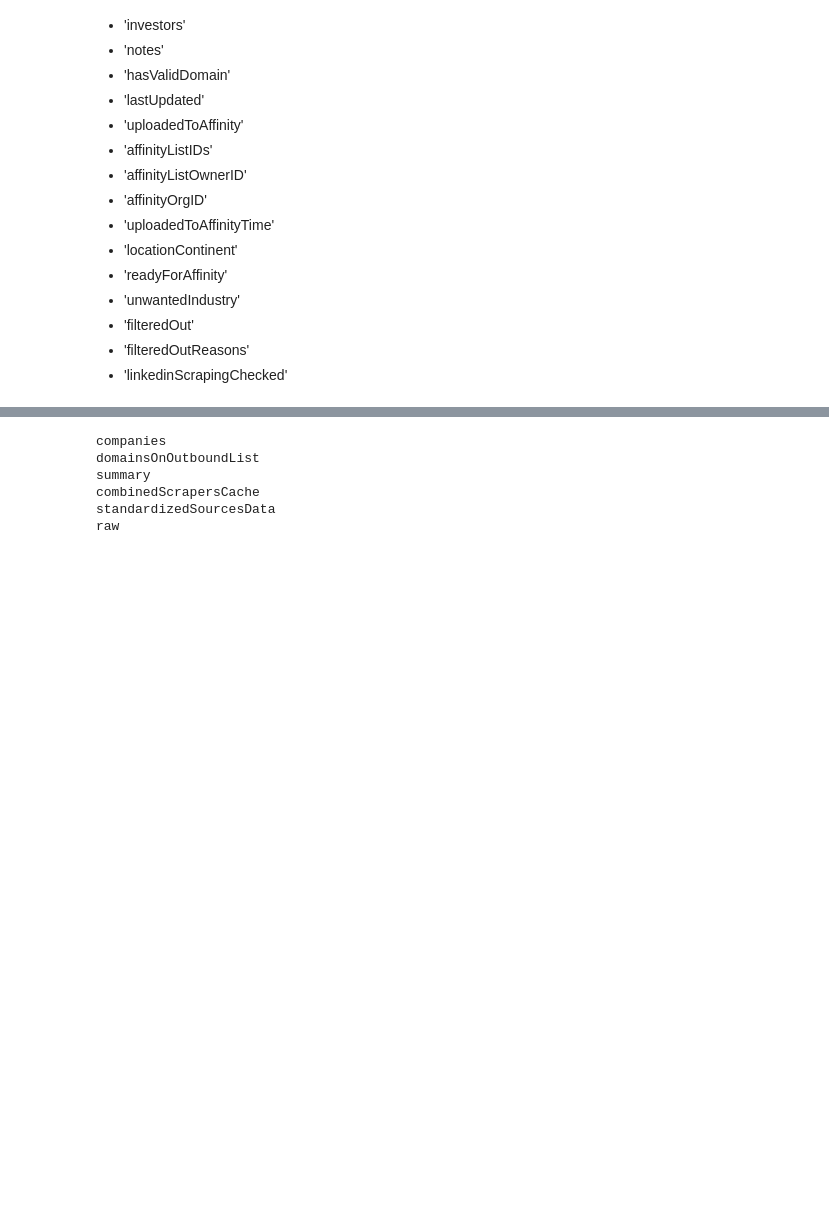
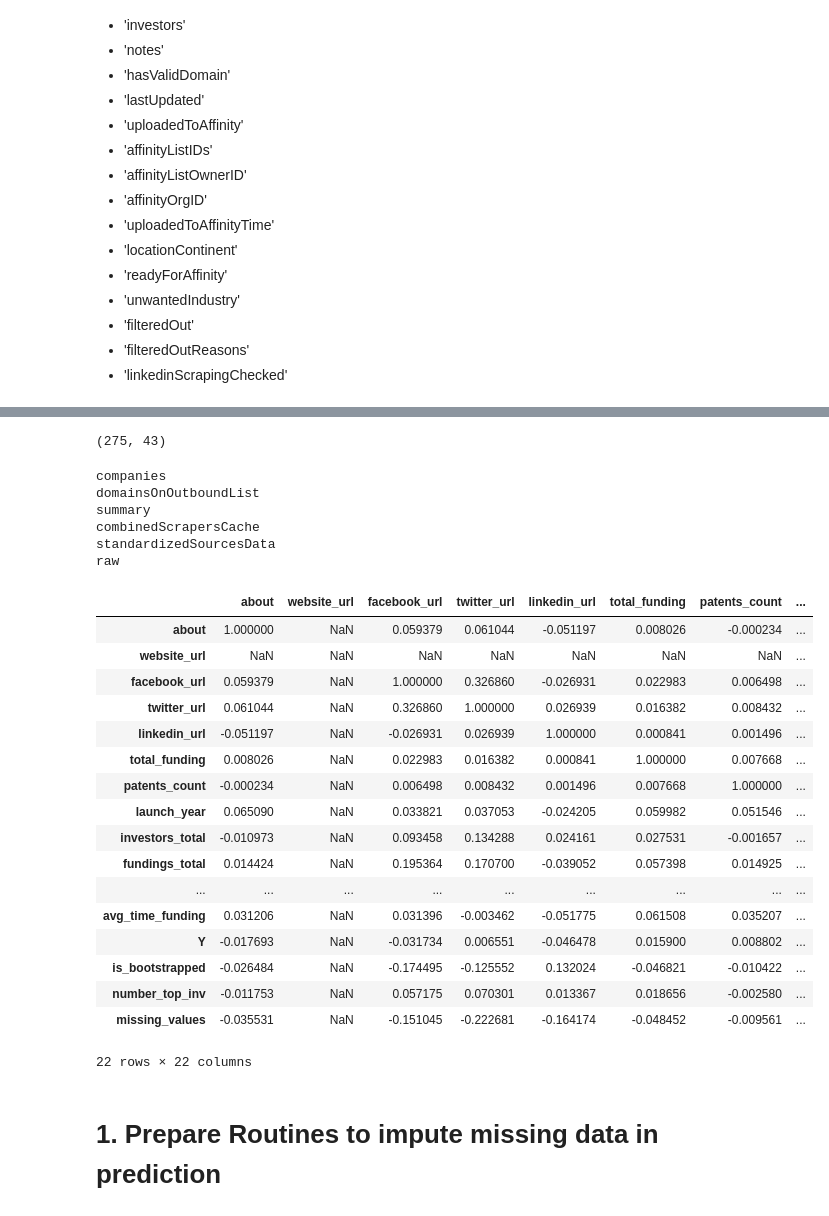
Before and after one commit to FriedrichHermann/Jarvis, a Jupyter notebook: Second Try/Modelpred.ipynb, the cells around one changed output, grey strips where cells are left out. Saved outputs shown, nothing was run; the diff lists cells and outputs as text; code cells hidden in the pictures; blank space fills up the shorter version.

```diff
--- a/Second Try/Modelpred.ipynb
+++ b/Second Try/Modelpred.ipynb
@@ -3,3 +1,10 @@ import pandas as pd
+# %%
+import pandas as pd
+
+pd.options.display.max_seq_items = 20000
+pd.set_option('display.max_columns', None)
+pd.set_option('display.max_rows', None)
+pd.set_option('display.width', 2000)
 # %%
 from pymongo import MongoClient
 
@@ -113,3 +118,7 @@ Index(['_id', 'name', 'domain', 'originSource', 'sources',
+# %%
+a.loc[(a["locationCity"]=="-")&(a["locationCountry"]=="-") ].shape
+# %% [output]
+(275, 43)
 # %%
 from dotenv.main import load_dotenv
 import os
@@ -165,3 +174,26 @@ summary
 combinedScrapersCache
 standardizedSourcesData
 raw
+# %%
+df_mode.corr()
+# %% [output]
+|  | about | website_url | facebook_url | twitter_url | linkedin_url | total_funding | patents_count | ... |
+| about | 1.000000 | NaN | 0.059379 | 0.061044 | -0.051197 | 0.008026 | -0.000234 | ... |
+| website_url | NaN | NaN | NaN | NaN | NaN | NaN | NaN | ... |
+| facebook_url | 0.059379 | NaN | 1.000000 | 0.326860 | -0.026931 | 0.022983 | 0.006498 | ... |
+| twitter_url | 0.061044 | NaN | 0.326860 | 1.000000 | 0.026939 | 0.016382 | 0.008432 | ... |
+| linkedin_url | -0.051197 | NaN | -0.026931 | 0.026939 | 1.000000 | 0.000841 | 0.001496 | ... |
+| total_funding | 0.008026 | NaN | 0.022983 | 0.016382 | 0.000841 | 1.000000 | 0.007668 | ... |
+| patents_count | -0.000234 | NaN | 0.006498 | 0.008432 | 0.001496 | 0.007668 | 1.000000 | ... |
+| launch_year | 0.065090 | NaN | 0.033821 | 0.037053 | -0.024205 | 0.059982 | 0.051546 | ... |
+| investors_total | -0.010973 | NaN | 0.093458 | 0.134288 | 0.024161 | 0.027531 | -0.001657 | ... |
+| fundings_total | 0.014424 | NaN | 0.195364 | 0.170700 | -0.039052 | 0.057398 | 0.014925 | ... |
+| ... | ... | ... | ... | ... | ... | ... | ... | ... |
+| avg_time_funding | 0.031206 | NaN | 0.031396 | -0.003462 | -0.051775 | 0.061508 | 0.035207 | ... |
+| Y | -0.017693 | NaN | -0.031734 | 0.006551 | -0.046478 | 0.015900 | 0.008802 | ... |
+| is_bootstrapped | -0.026484 | NaN | -0.174495 | -0.125552 | 0.132024 | -0.046821 | -0.010422 | ... |
+| number_top_inv | -0.011753 | NaN | 0.057175 | 0.070301 | 0.013367 | 0.018656 | -0.002580 | ... |
+| missing_values | -0.035531 | NaN | -0.151045 | -0.222681 | -0.164174 | -0.048452 | -0.009561 | ... |
+22 rows × 22 columns
+# %% [markdown]
+# 1. Prepare Routines to impute missing data in prediction
```
Also changed, not shown: parts of 18 cells of this notebook, 10 other files.
